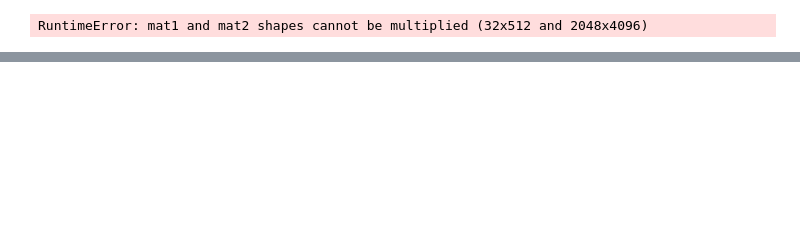
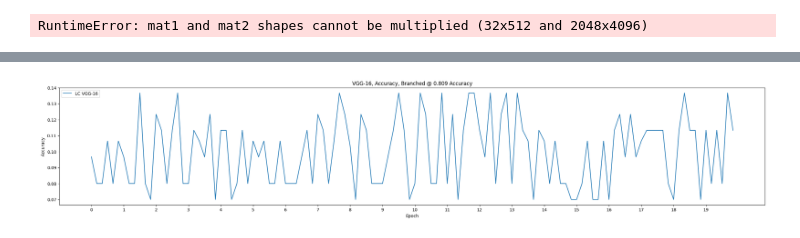
Before and after one commit to BryanBradfo/pfe_lc_lora, a Jupyter notebook: VGG-test without_old_lc.ipynb, the cells around one changed output, grey strips where cells are left out. Saved outputs shown, nothing was run; the diff lists cells and outputs as text; code cells hidden in the pictures; blank space fills up the shorter version.

```diff
--- a/VGG-test without_old_lc.ipynb
+++ b/VGG-test without_old_lc.ipynb
@@ -383,3 +397,14 @@ plt.show()
+# %%
+plt.figure(figsize = (30, 5))
+plt.title("VGG-16, Accuracy, Branched @ {} Accuracy".format(BRANCH_ACC))
+plt.plot(lc_accuracy, label = "LC VGG-16")
+plt.xticks([x for x in range(0, 120) if x % 6 == 0], [x for x in range(0, 20)])
+plt.ylabel("Accuracy")
+plt.xlabel("Epoch")
+plt.legend()
+plt.show()
+# %% [output]
+[figure, added]
 # %%
 rangex = [x for x in range(0, 120) if x % 6 == 0]
 rangey = [x for x in range(0, 20)]
```
Also changed, not shown: parts of 7 cells of this notebook.
